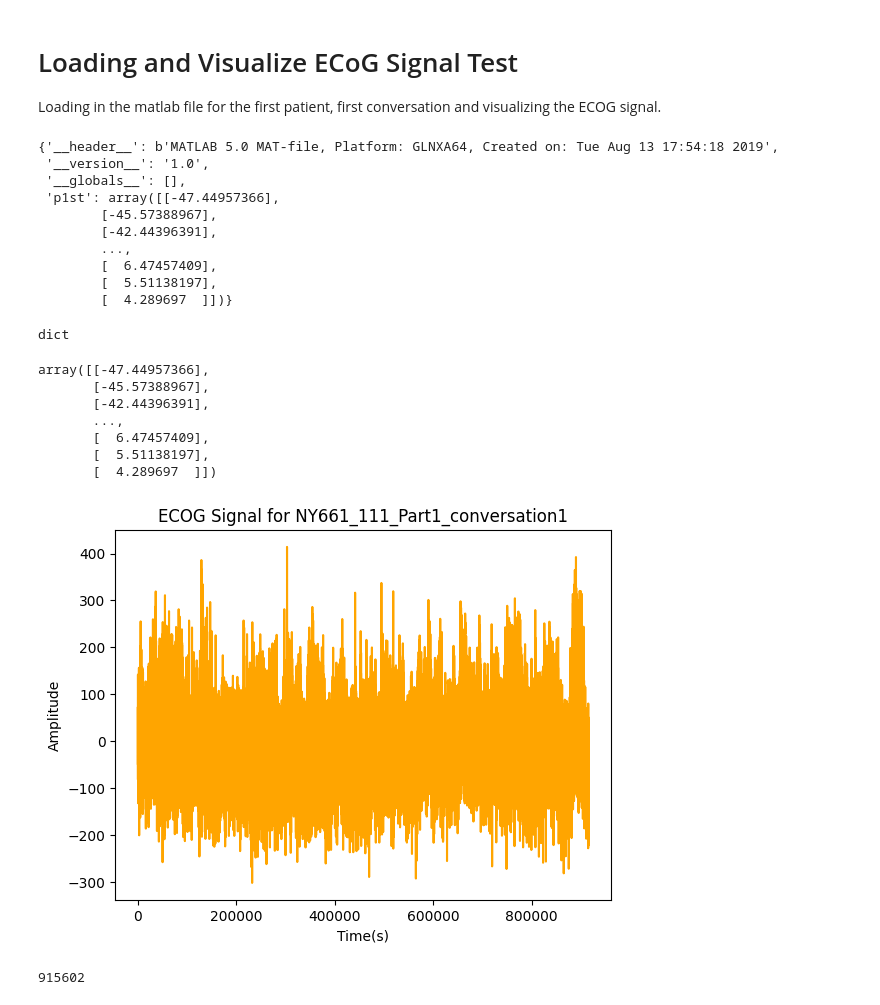
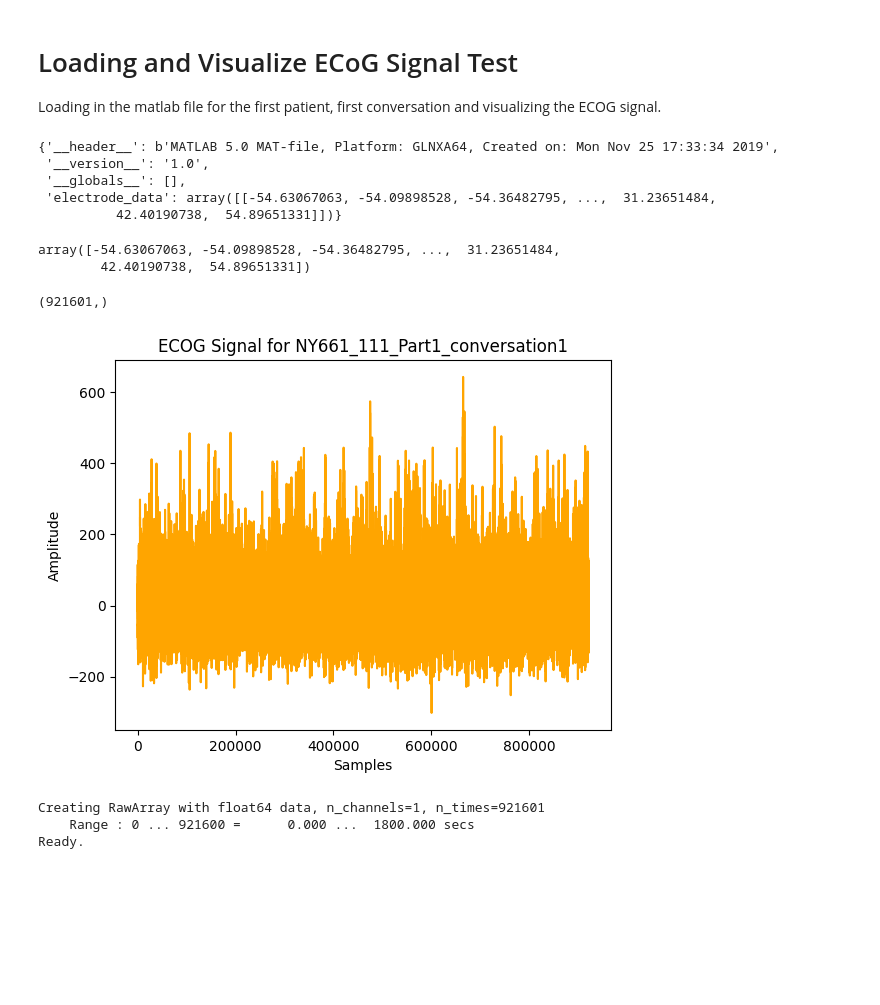
Before and after one commit to tevaughnshaw/autocorrelation, a Jupyter notebook: ECOG_Signal_Test.ipynb, the cells around one changed output. Cells and saved outputs as stored; diff of their text form; code cells hidden in the pictures; blank space fills up the shorter version.

```diff
--- a/ECOG_Signal_Test.ipynb
+++ b/ECOG_Signal_Test.ipynb
@@ -9,42 +11,40 @@ import matplotlib.pyplot as plt
 # %%
-directory = "/Volumes/hasson/ariel/247/conversation_space/crude-conversations/Podcast/NY661_111_Part1_conversation1/preprocessed_all/NY661_111_Part1_conversation1_electrode_preprocess_file_1.mat"
+# directory = "/Volumes/hasson/ariel/247/conversation_space/crude-conversations/Podcast/NY661_111_Part1_conversation1/preprocessed_all/NY661_111_Part1_conversation1_electrode_preprocess_file_1.mat"
+#preprocessed_directory = "/Volumes/hasson/ariel/247/conversation_space/crude-conversations/Podcast/NY717_111_Part1_conversation1/preprocessed_all/NY717_111_Part1_conversation1_electrode_preprocess_file_10.mat"
+directory = "/Volumes/hasson/ariel/247/conversation_space/crude-conversations/Podcast/NY717_111_Part1_conversation1/raw/NY717_111_Part1_conversation1_electrode_raw_file_10.mat"
 mat = scipy.io.loadmat(directory)
 mat
 # %% [output]
-{'__header__': b'MATLAB 5.0 MAT-file, Platform: GLNXA64, Created on: Tue Aug 13 17:54:18 2019',
+{'__header__': b'MATLAB 5.0 MAT-file, Platform: GLNXA64, Created on: Mon Nov 25 17:33:34 2019',
  '__version__': '1.0',
  '__globals__': [],
- 'p1st': array([[-47.44957366],
-        [-45.57388967],
-        [-42.44396391],
-        ...,
-        [  6.47457409],
-        [  5.51138197],
-        [  4.289697  ]])}
+ 'electrode_data': array([[-54.63067063, -54.09898528, -54.36482795, ...,  31.23651484,
+          42.40190738,  54.89651331]])}
-# %%
-type(mat)
-# %% [output]
-dict
 # %%
-ecog_signal = mat['p1st']
+# ecog_signal = mat['p1st']  # for preprocessed
+ecog_signal = mat['electrode_data'].ravel()  # for raw
 ecog_signal
 # %% [output]
-array([[-47.44957366],
-       [-45.57388967],
-       [-42.44396391],
-       ...,
-       [  6.47457409],
-       [  5.51138197],
-       [  4.289697  ]])
+array([-54.63067063, -54.09898528, -54.36482795, ...,  31.23651484,
+        42.40190738,  54.89651331])
+# %%
+ecog_signal.shape
+# %% [output]
+(921601,)
 # %%
 plt.plot(ecog_signal, color='orange')
 plt.title('ECOG Signal for NY661_111_Part1_conversation1')
-plt.xlabel('Time(s)')
+plt.xlabel('Samples')
 plt.ylabel('Amplitude')
 plt.show()
 # %% [output]
-[figure, old version]
+[figure, new version]
-# %%
-len(ecog_signal) # time points (s)
-# %% [output]
-915602
+# %%
+# create mne raw object using np array
+sfreq = 512
+info = mne.create_info(ch_names=['ECoG'],sfreq=sfreq, ch_types=['ecog'])
+raw = mne.io.RawArray(ecog_signal.reshape(1, -1), info)
+# %% [output]
+Creating RawArray with float64 data, n_channels=1, n_times=921601
+    Range : 0 ... 921600 =      0.000 ...  1800.000 secs
+Ready.
```
Also changed, not shown: parts of 44 cells of this notebook.
